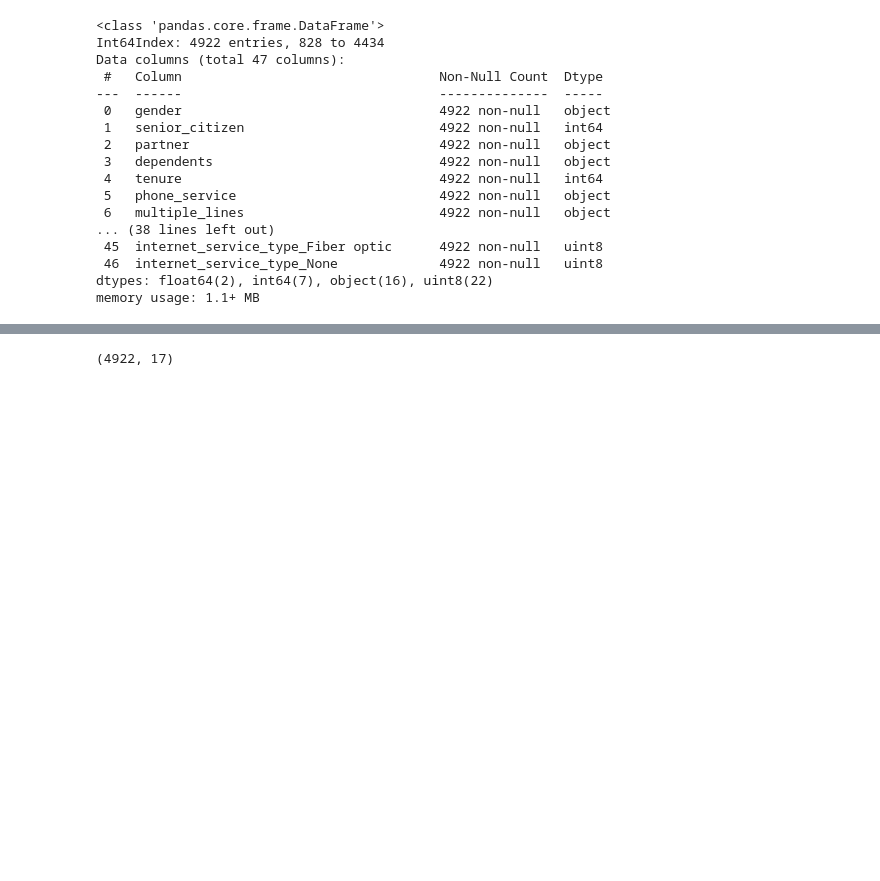
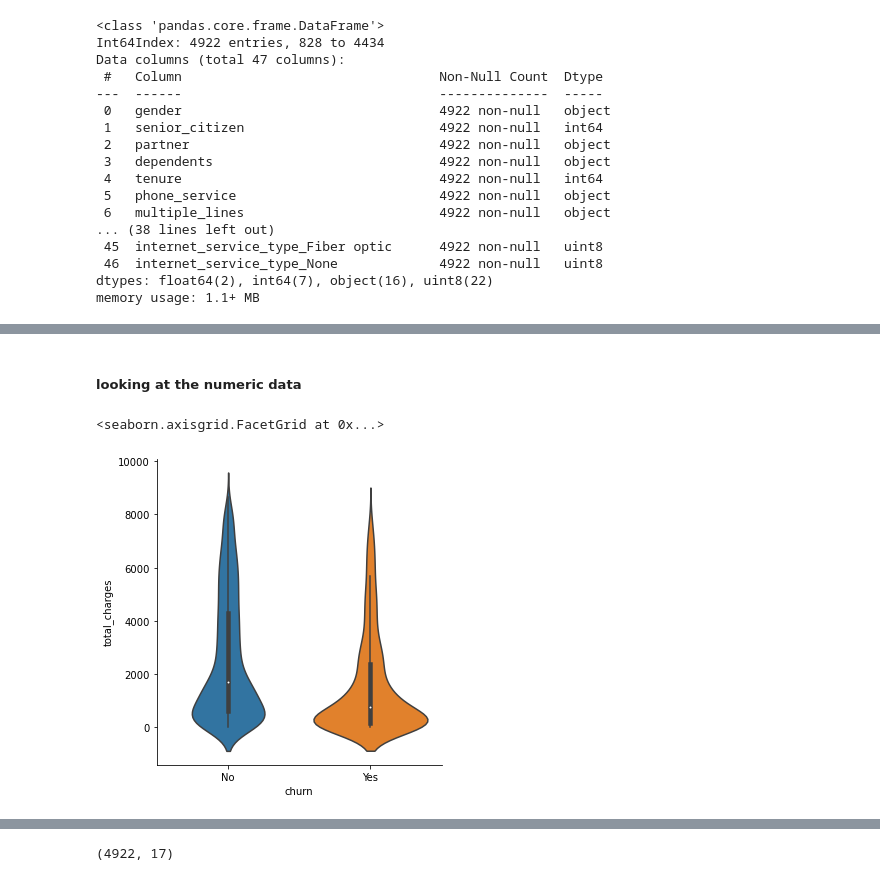
Before and after one commit to Cayt-Schlichting/example-classification-project, a Jupyter notebook: eda.ipynb, the cells around one changed output, grey strips where cells are left out. Drawn from its saved outputs; the diff is of its cells as text; code cells hidden in the pictures; blank space fills up the shorter version.

```diff
--- a/eda.ipynb
+++ b/eda.ipynb
@@ -99,3 +99,11 @@ tr_eda.head(2)
 |  | gender | senior_citizen | partner | dependents | tenure | phone_service | multiple_lines | online_security | ... |
 | 828 | Male | 0 | Yes | Yes | 68 | No | No phone service | Yes | ... |
 | 2317 | Female | 1 | No | No | 5 | No | No phone service | No | ... |
+# %% [markdown]
+##### looking at the numeric data
+# %%
+#Look at total charges
+sns.catplot(data=tr_eda,x='churn',y='total_charges',kind='violin')
+# %% [output]
+<seaborn.axisgrid.FacetGrid at 0x...>
+[figure, added]
```
Also changed, not shown: parts of 11 cells of this notebook.
